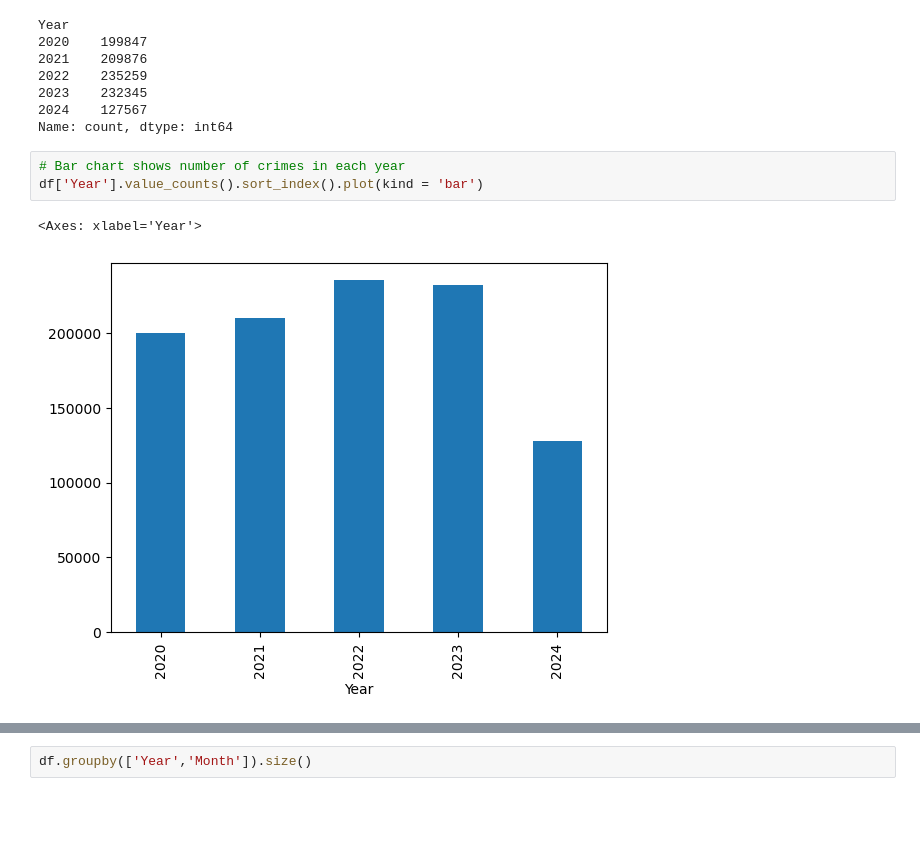
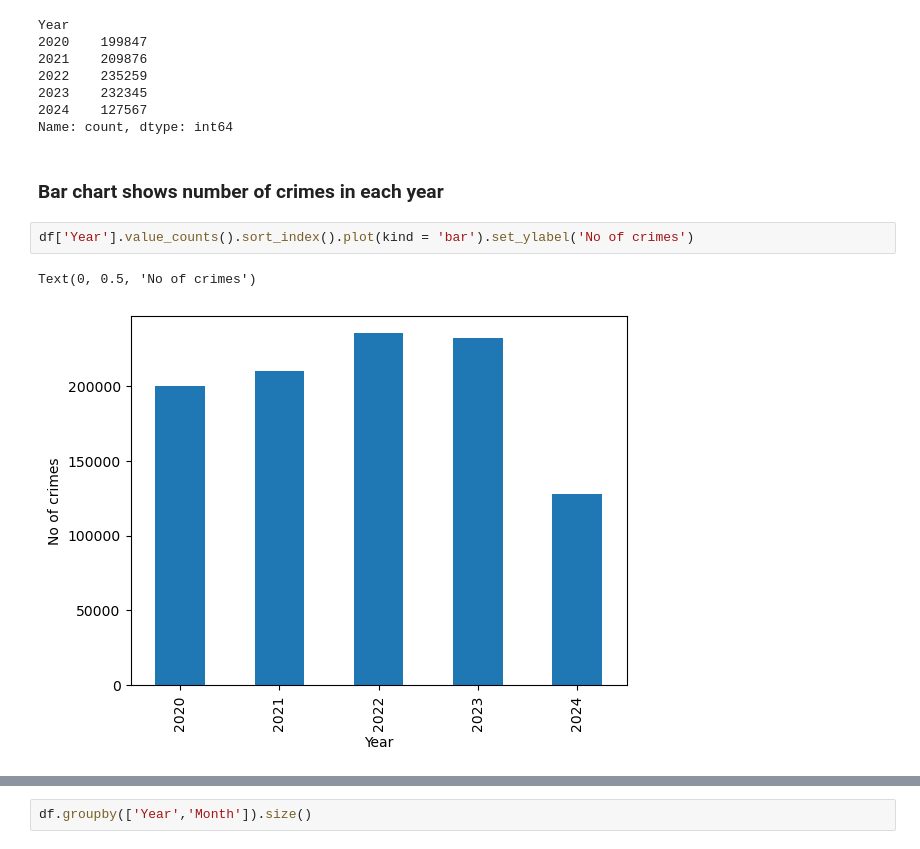
Before and after one commit to Shaharajahfer/data-analysis-notebook, a Jupyter notebook: LA Crime Project.ipynb, the cells around one changed output, grey strips where cells are left out. Saved outputs shown, nothing was run; the diff lists cells and outputs as text; blank space fills up the shorter version.

```diff
--- a/LA Crime Project.ipynb
+++ b/LA Crime Project.ipynb
@@ -266,9 +274,10 @@ Year
 2023    232345
 2024    127567
 Name: count, dtype: int64
+# %% [markdown]
+### Bar chart shows number of crimes in each year
 # %%
-# Bar chart shows number of crimes in each year
-df['Year'].value_counts().sort_index().plot(kind = 'bar')
+df['Year'].value_counts().sort_index().plot(kind = 'bar').set_ylabel('No of crimes')
 # %% [output]
-<Axes: xlabel='Year'>
+Text(0, 0.5, 'No of crimes')
-[figure, old version]
+[figure, new version]
```
Also changed, not shown: parts of 40 cells of this notebook.
